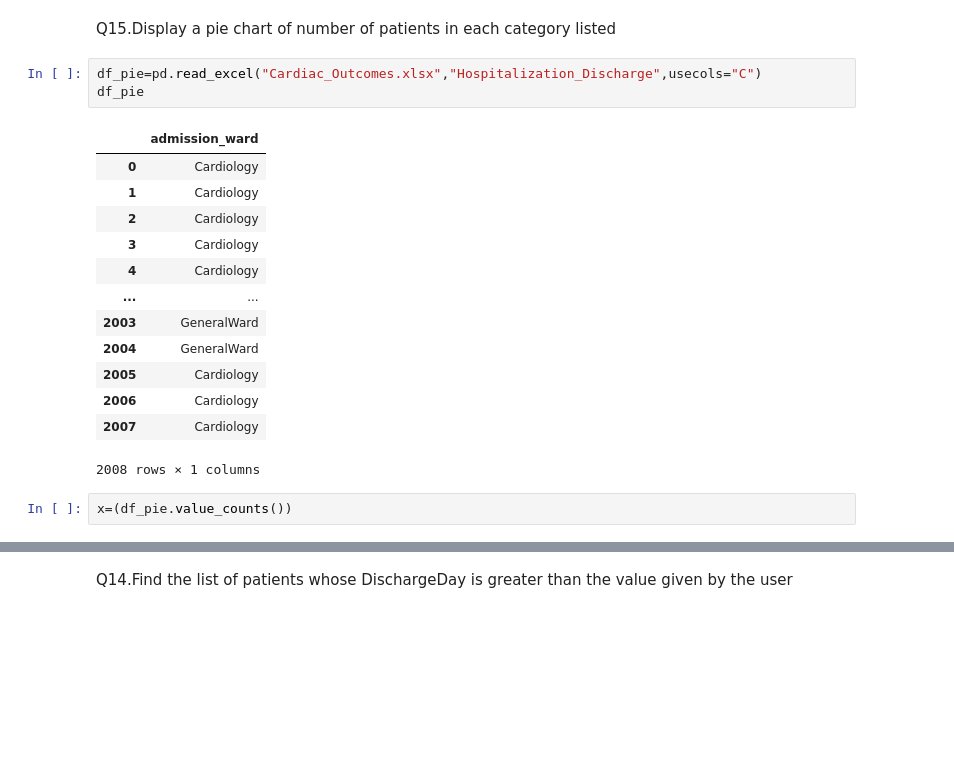
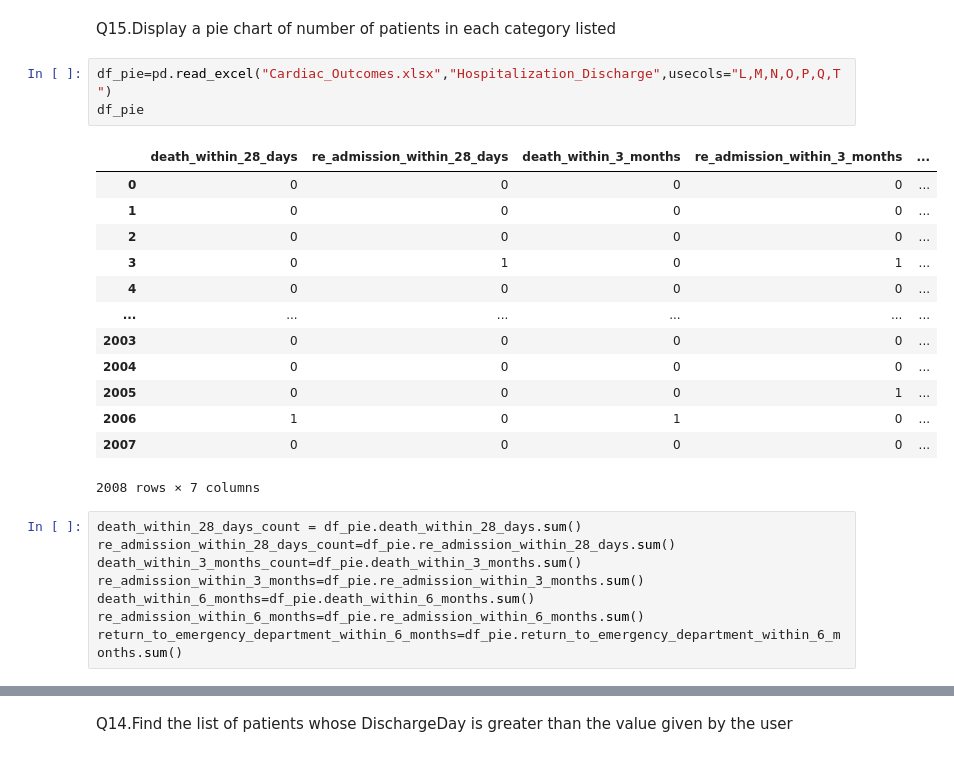
Before and after one commit to Moinandy6/Team9_Py-Stars_Python-Hackathon_Apr24, a Jupyter notebook: Questions1-16.ipynb, the cells around one changed output, grey strips where cells are left out. Cells and saved outputs as stored; diff of their text form; blank space fills up the shorter version.

```diff
--- a/Questions1-16.ipynb
+++ b/Questions1-16.ipynb
@@ -325,22 +325,28 @@ df_merged1.plot.bar()
 # %% [markdown]
 Q15.Display a pie chart of number of patients in each category listed
 # %%
-df_pie=pd.read_excel("Cardiac_Outcomes.xlsx","Hospitalization_Discharge",usecols="C")
+df_pie=pd.read_excel("Cardiac_Outcomes.xlsx","Hospitalization_Discharge",usecols="L,M,N,O,P,Q,T")
 df_pie
 # %% [output]
-|  | admission_ward |
-| 0 | Cardiology |
-| 1 | Cardiology |
-| 2 | Cardiology |
-| 3 | Cardiology |
-| 4 | Cardiology |
-| ... | ... |
-| 2003 | GeneralWard |
-| 2004 | GeneralWard |
-| 2005 | Cardiology |
-| 2006 | Cardiology |
-| 2007 | Cardiology |
+|  | death_within_28_days | re_admission_within_28_days | death_within_3_months | re_admission_within_3_months | ... |
+| 0 | 0 | 0 | 0 | 0 | ... |
+| 1 | 0 | 0 | 0 | 0 | ... |
+| 2 | 0 | 0 | 0 | 0 | ... |
+| 3 | 0 | 1 | 0 | 1 | ... |
+| 4 | 0 | 0 | 0 | 0 | ... |
+| ... | ... | ... | ... | ... | ... |
+| 2003 | 0 | 0 | 0 | 0 | ... |
+| 2004 | 0 | 0 | 0 | 0 | ... |
+| 2005 | 0 | 0 | 0 | 1 | ... |
+| 2006 | 1 | 0 | 1 | 0 | ... |
+| 2007 | 0 | 0 | 0 | 0 | ... |
-2008 rows × 1 columns
+2008 rows × 7 columns
 # %%
-x=(df_pie.value_counts())
+death_within_28_days_count = df_pie.death_within_28_days.sum()
+re_admission_within_28_days_count=df_pie.re_admission_within_28_days.sum()
+death_within_3_months_count=df_pie.death_within_3_months.sum()
+re_admission_within_3_months=df_pie.re_admission_within_3_months.sum()
+death_within_6_months=df_pie.death_within_6_months.sum()
+re_admission_within_6_months=df_pie.re_admission_within_6_months.sum()
+return_to_emergency_department_within_6_months=df_pie.return_to_emergency_department_within_6_months.sum()
 # %%
```
Also changed, not shown: parts of 12 cells of this notebook.
